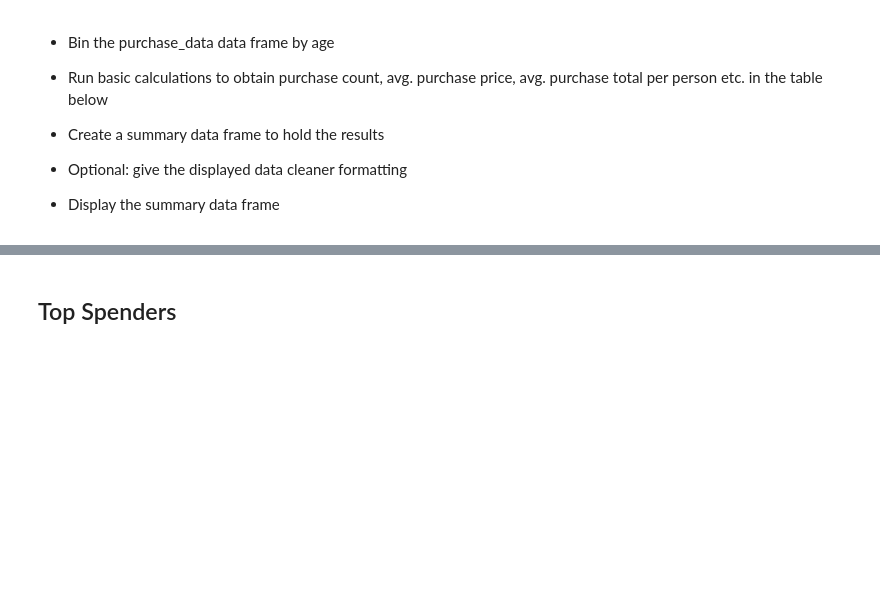
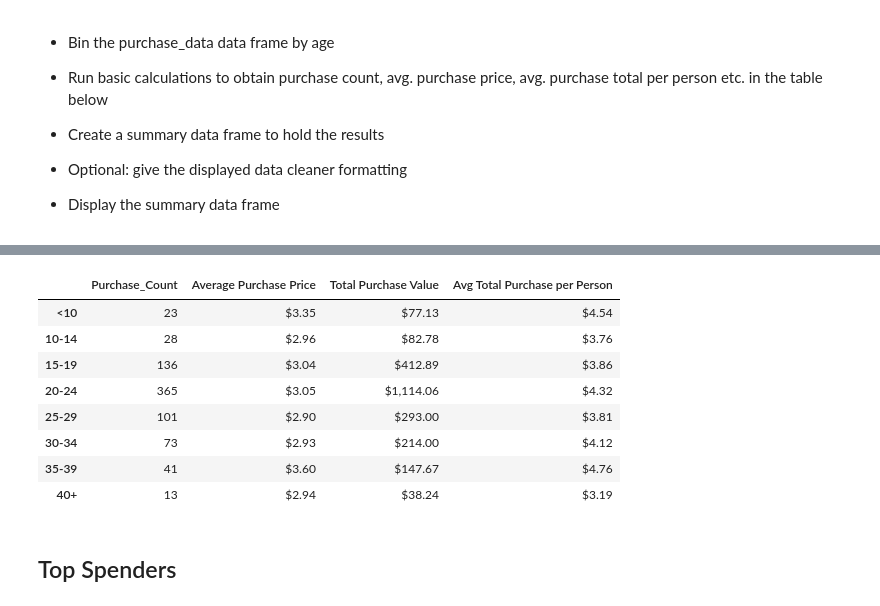
Before and after one commit to lcswsher/pandas_challenge, a Jupyter notebook: Homework_Pandas_Heros_of_Pymoli.ipynb, the cells around one changed output, grey strips where cells are left out. Saved outputs shown, nothing was run; the diff lists cells and outputs as text; code cells hidden in the pictures; blank space fills up the shorter version.

```diff
--- a/Homework_Pandas_Heros_of_Pymoli.ipynb
+++ b/Homework_Pandas_Heros_of_Pymoli.ipynb
@@ -287,0 +300,11 @@ final_age_demographics_df
+# %%
+#DataFrame by age group category also listing the price (for each row) in the purchase_data.csv data file
+purchases_by_age = pd.DataFrame([])
+purchases_by_age["Ages"] = pd.cut(purchase_data["Age"], Bin_Age_Numbers, labels=Bin_Groups)
+purchases_by_age["Purchase_Price"] = purchase_data["Price"]
+#purchases_by_age
+# %%
+#Total Puchase Value
+age_group_age_purch_analysis = purchases_by_age.groupby(["Ages"])
+age_group_age_purch_analysis_sum = age_group_age_purch_analysis["Purchase_Price"].sum()
+age_group_age_purch_analysis_sum
@@ -287,0 +322,7 @@ final_age_demographics_df
+# %%
+#Average Purchase Prices for each age group
+final_DataFrame_for_Purhase_Analysis = pd.DataFrame([])
+final_DataFrame_for_Purhase_Analysis["Purchase_Count"] = purchases_by_age["Ages"].value_counts()
+final_DataFrame_for_Purhase_Analysis["Average Purchase Price"] = age_group_age_purch_analysis_sum / purchases_by_age["Ages"].value_counts()
+final_DataFrame_for_Purhase_Analysis["Average Purchase Price"] = final_DataFrame_for_Purhase_Analysis["Average Purchase Price"].map("${:,.2f}".format)
+final_DataFrame_for_Purhase_Analysis
@@ -287,0 +339,5 @@ final_age_demographics_df
+# %%
+#Total Purchas Values by Age Group
+final_DataFrame_for_Purhase_Analysis["Total Purchase Value"] = age_group_age_purch_analysis_sum
+final_DataFrame_for_Purhase_Analysis["Total Purchase Value"] = final_DataFrame_for_Purhase_Analysis["Total Purchase Value"].map("${:,.2f}".format)
+final_DataFrame_for_Purhase_Analysis
@@ -288,3 +354,19 @@ final_age_demographics_df
+# %%
+#Average Total Purchase per Person
+final_DataFrame_for_Purhase_Analysis["Avg Total Purchase per Person"] = age_group_age_purch_analysis_sum / age_demographics_df["Ages"].value_counts()
+final_DataFrame_for_Purhase_Analysis["Avg Total Purchase per Person"] = final_DataFrame_for_Purhase_Analysis["Avg Total Purchase per Person"].map("${:,.2f}".format)
+final_DataFrame_for_Purhase_Analysis.sort_index(inplace=True)
+final_DataFrame_for_Purhase_Analysis
+# %% [output]
+|  | Purchase_Count | Average Purchase Price | Total Purchase Value | Avg Total Purchase per Person |
+| <10 | 23 | $3.35 | $77.13 | $4.54 |
+| 10-14 | 28 | $2.96 | $82.78 | $3.76 |
+| 15-19 | 136 | $3.04 | $412.89 | $3.86 |
+| 20-24 | 365 | $3.05 | $1,114.06 | $4.32 |
+| 25-29 | 101 | $2.90 | $293.00 | $3.81 |
+| 30-34 | 73 | $2.93 | $214.00 | $4.12 |
+| 35-39 | 41 | $3.60 | $147.67 | $4.76 |
+| 40+ | 13 | $2.94 | $38.24 | $3.19 |
 # %% [markdown]
 ## Top Spenders
 # %% [markdown]
```
Also changed, not shown: parts of 5 cells of this notebook.
